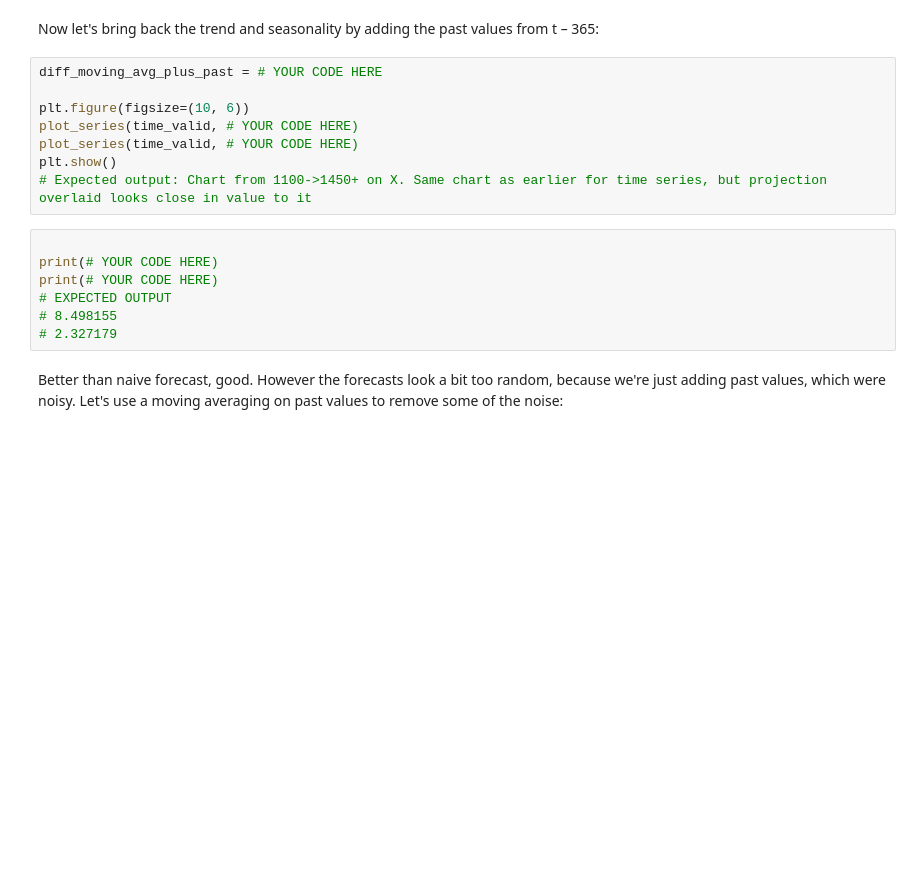
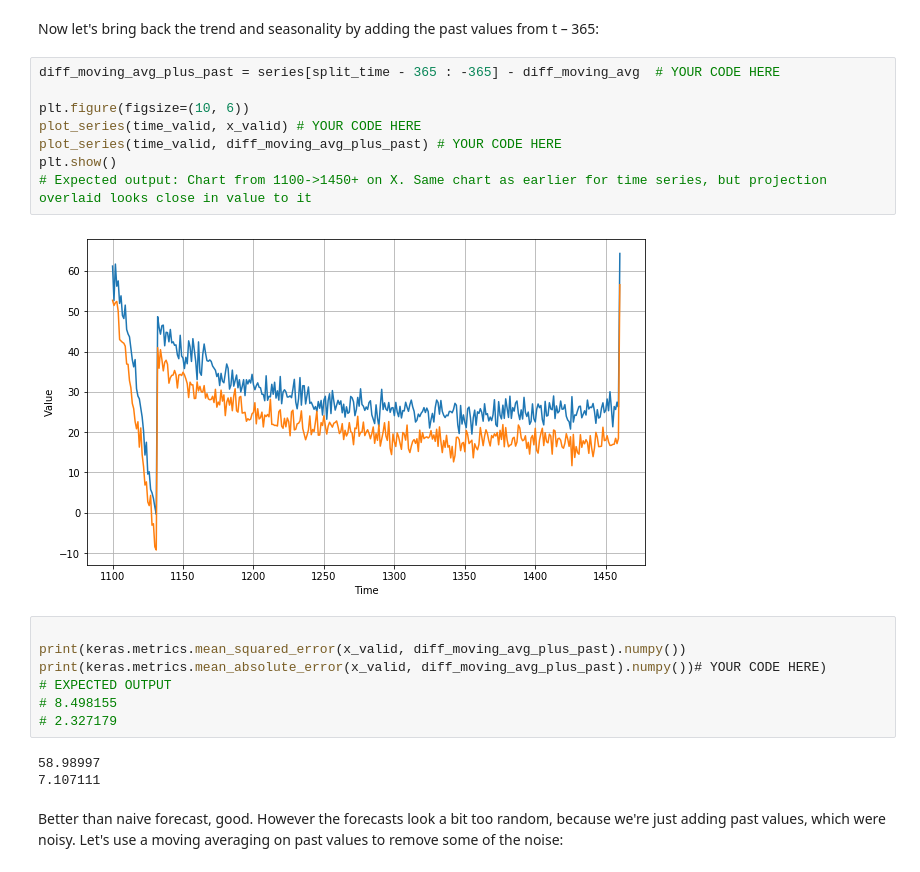
Before and after one commit to sergejhorvat/TensorFlow-in-Practice---Coursera, a Jupyter notebook: Sequences, Time Series and Prediction/Week 1 Exercise Question.ipynb, the cells around one changed output. Drawn from its saved outputs; the diff is of its cells as text; blank space fills up the shorter version.

```diff
--- a/Sequences, Time Series and Prediction/Week 1 Exercise Question.ipynb
+++ b/Sequences, Time Series and Prediction/Week 1 Exercise Question.ipynb
@@ -201,20 +203,25 @@ plt.show()
 # %% [markdown]
 Now let's bring back the trend and seasonality by adding the past values from t – 365:
 # %%
-diff_moving_avg_plus_past = # YOUR CODE HERE
+diff_moving_avg_plus_past = series[split_time - 365 : -365] - diff_moving_avg  # YOUR CODE HERE
 
 plt.figure(figsize=(10, 6))
-plot_series(time_valid, # YOUR CODE HERE)
-plot_series(time_valid, # YOUR CODE HERE)
+plot_series(time_valid, x_valid) # YOUR CODE HERE
+plot_series(time_valid, diff_moving_avg_plus_past) # YOUR CODE HERE
 plt.show()
 # Expected output: Chart from 1100->1450+ on X. Same chart as earlier for time series, but projection overlaid looks close in value to it
+# %% [output]
+[figure, added]
 # %%
 
-print(# YOUR CODE HERE)
-print(# YOUR CODE HERE)
+print(keras.metrics.mean_squared_error(x_valid, diff_moving_avg_plus_past).numpy())
+print(keras.metrics.mean_absolute_error(x_valid, diff_moving_avg_plus_past).numpy())# YOUR CODE HERE)
 # EXPECTED OUTPUT
 # 8.498155
 # 2.327179
+# %% [output]
+58.98997
+7.107111
 # %% [markdown]
 Better than naive forecast, good. However the forecasts look a bit too random, because we're just adding past values, which were noisy. Let's use a moving averaging on past values to remove some of the noise:
 # %%
```
Also changed, not shown: parts of 1 cell of this notebook.
